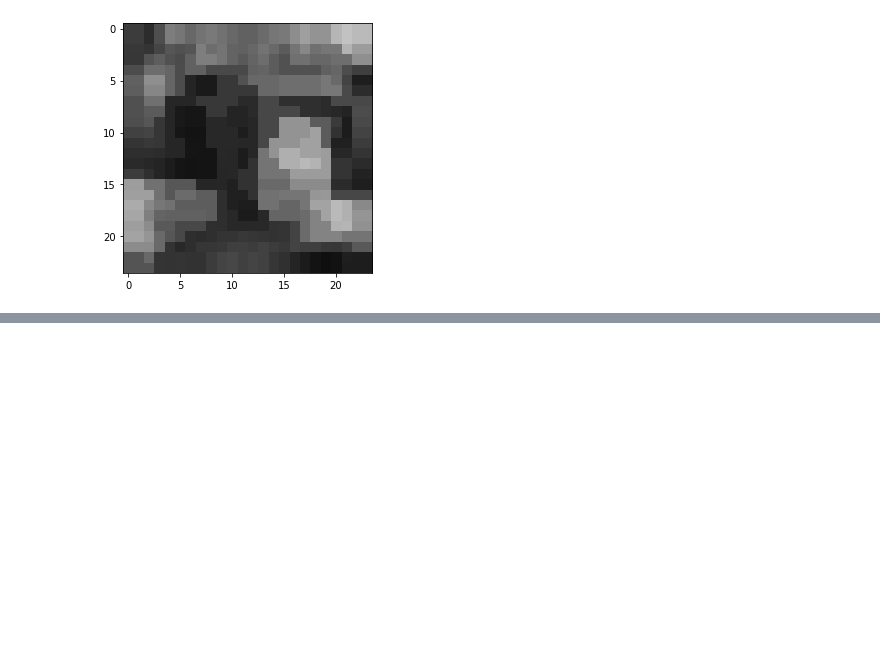
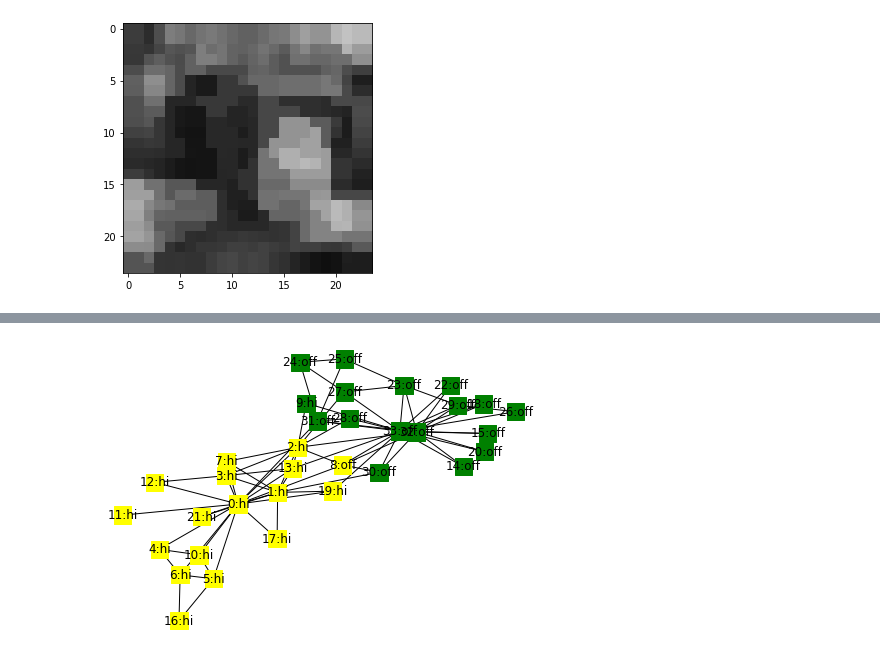
Before and after one commit to zelhar/baproject, a Jupyter notebook: ba/exploration_of_propagation_in_small_graphs.ipynb, the cells around one changed output, grey strips where cells are left out. Saved outputs shown, nothing was run; the diff lists cells and outputs as text; code cells hidden in the pictures; blank space fills up the shorter version.

```diff
--- a/ba/exploration_of_propagation_in_small_graphs.ipynb
+++ b/ba/exploration_of_propagation_in_small_graphs.ipynb
@@ -521,0 +550,30 @@ io.imshow(X.reshape(n,n))
+# %%
+W = reducedInfluenceMatrixG(G, delta=0)
+
+cc = bottomUpClusterG(G, W, 2)
+
+clusters = np.zeros(len(W))
+
+clusters[cc[1]]=1
+clusters
+
+clusters == colors
+# so this algorithm got it mostly correct, with 2 errors.
+
+W
+
+#for i,j in G.edges:
+#    G.edges[i,j]['weight'] = W[i,j]
+#
+#nx.draw_spring(G, with_labels=True, node_color=colors, k=30, labels=clubdict)
+
+clusterlabel = ['hi' if i==0 else 'off' for i in clusters]
+
+clusterlabel = [str(i) + ":" + clusterlabel[i] for i in G.nodes()]
+
+clusterdict = dict(zip(G.nodes(), clusterlabel))
+
+nx.draw_spring(G, with_labels=True, node_color=colours,
+        node_shape='s', labels=clusterdict)
+# %% [output]
+[figure, added]
```
Also changed, not shown: parts of 33 cells of this notebook, 5 other files.
